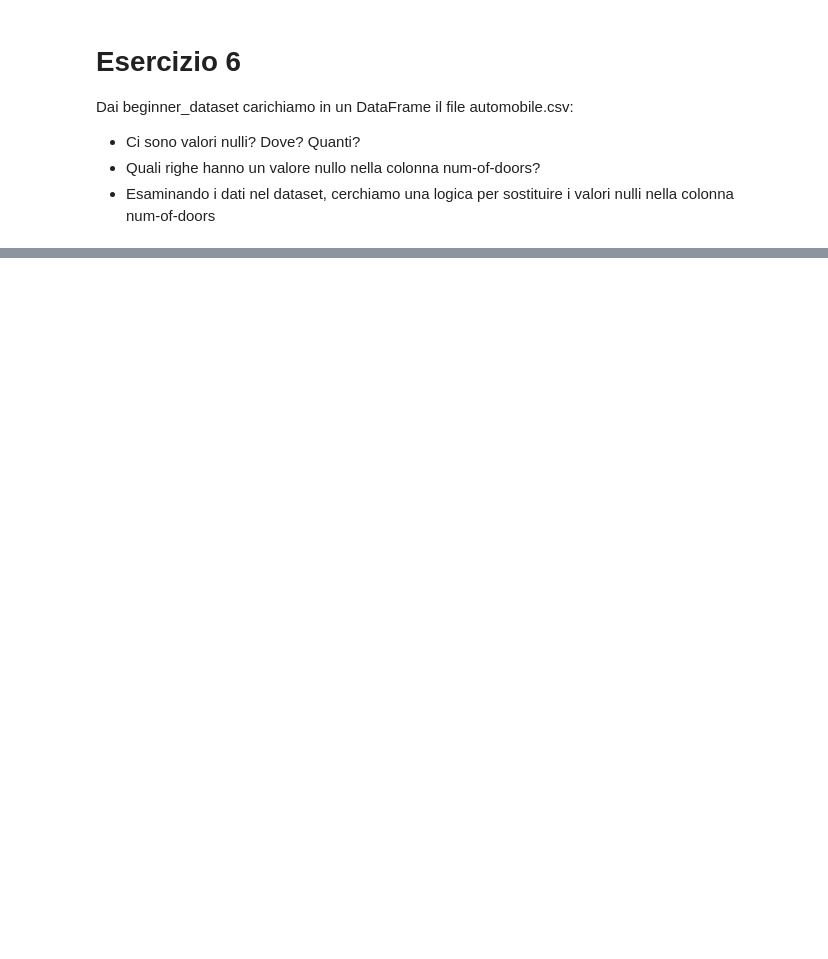
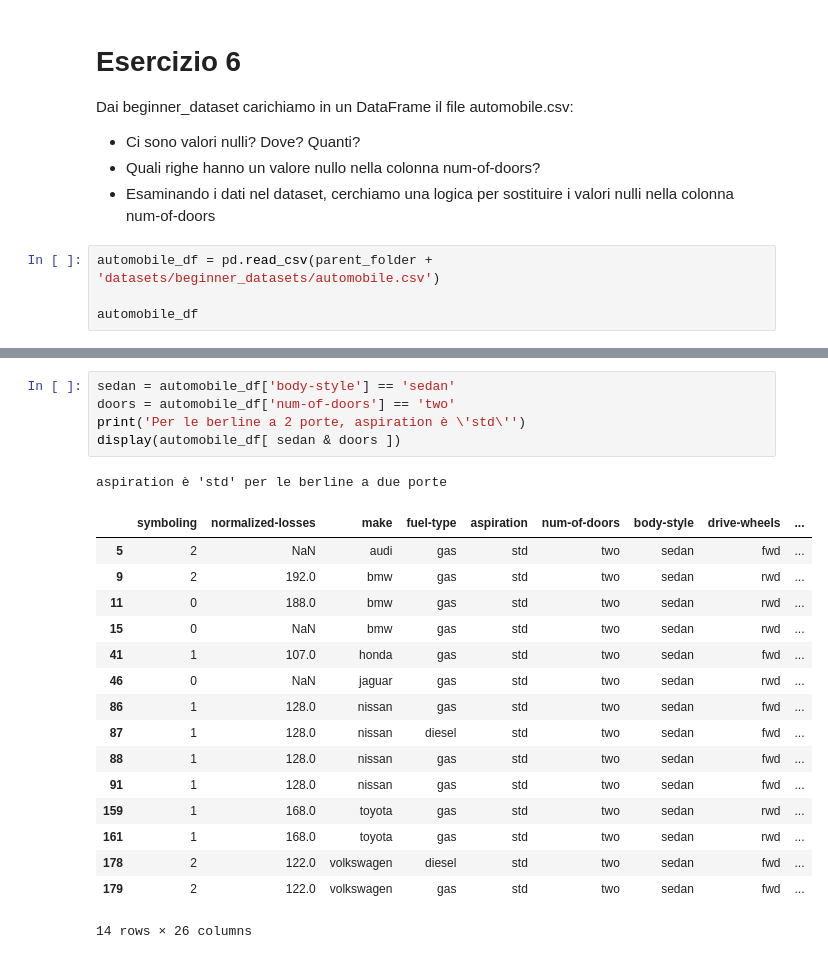
Before and after one commit to Marco-Parisi/EPICODE_PYTHON_DAPT0724, a Jupyter notebook: 06. LEZIONE TEORIA W11D4/pratica_w11d4.ipynb, the cells around one changed output, grey strips where cells are left out. Saved outputs shown, nothing was run; the diff lists cells and outputs as text; blank space fills up the shorter version.

```diff
--- a/06. LEZIONE TEORIA W11D4/pratica_w11d4.ipynb
+++ b/06. LEZIONE TEORIA W11D4/pratica_w11d4.ipynb
@@ -216,3 +508,7 @@ Dai beginner_dataset carichiamo in un DataFrame il file automobile.csv:
 - Ci sono valori nulli? Dove? Quanti?
 - Quali righe hanno un valore nullo nella colonna num-of-doors?
 - Esaminando i dati nel dataset, cerchiamo una logica per sostituire i valori nulli nella colonna num-of-doors
+# %%
+automobile_df = pd.read_csv(parent_folder + 'datasets/beginner_datasets/automobile.csv')
+
+automobile_df
@@ -218,0 +557,23 @@ Dai beginner_dataset carichiamo in un DataFrame il file automobile.csv:
+# %%
+sedan = automobile_df['body-style'] == 'sedan'
+doors = automobile_df['num-of-doors'] == 'two'
+print('Per le berline a 2 porte, aspiration è \'std\'')
+display(automobile_df[ sedan & doors ])
+# %% [output]
+aspiration è 'std' per le berline a due porte
+|  | symboling | normalized-losses | make | fuel-type | aspiration | num-of-doors | body-style | drive-wheels | ... |
+| 5 | 2 | NaN | audi | gas | std | two | sedan | fwd | ... |
+| 9 | 2 | 192.0 | bmw | gas | std | two | sedan | rwd | ... |
+| 11 | 0 | 188.0 | bmw | gas | std | two | sedan | rwd | ... |
+| 15 | 0 | NaN | bmw | gas | std | two | sedan | rwd | ... |
+| 41 | 1 | 107.0 | honda | gas | std | two | sedan | fwd | ... |
+| 46 | 0 | NaN | jaguar | gas | std | two | sedan | rwd | ... |
+| 86 | 1 | 128.0 | nissan | gas | std | two | sedan | fwd | ... |
+| 87 | 1 | 128.0 | nissan | diesel | std | two | sedan | fwd | ... |
+| 88 | 1 | 128.0 | nissan | gas | std | two | sedan | fwd | ... |
+| 91 | 1 | 128.0 | nissan | gas | std | two | sedan | fwd | ... |
+| 159 | 1 | 168.0 | toyota | gas | std | two | sedan | rwd | ... |
+| 161 | 1 | 168.0 | toyota | gas | std | two | sedan | rwd | ... |
+| 178 | 2 | 122.0 | volkswagen | diesel | std | two | sedan | fwd | ... |
+| 179 | 2 | 122.0 | volkswagen | gas | std | two | sedan | fwd | ... |
+14 rows × 26 columns
```
Also changed, not shown: parts of 35 cells of this notebook, 6 other files.
